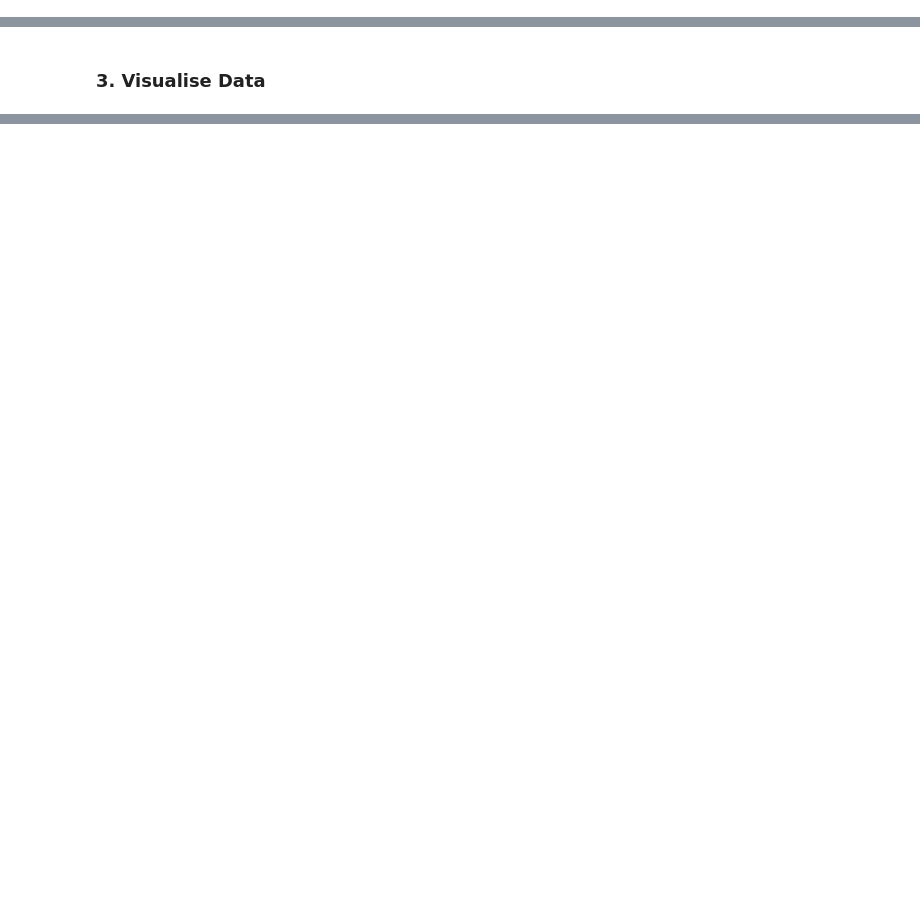
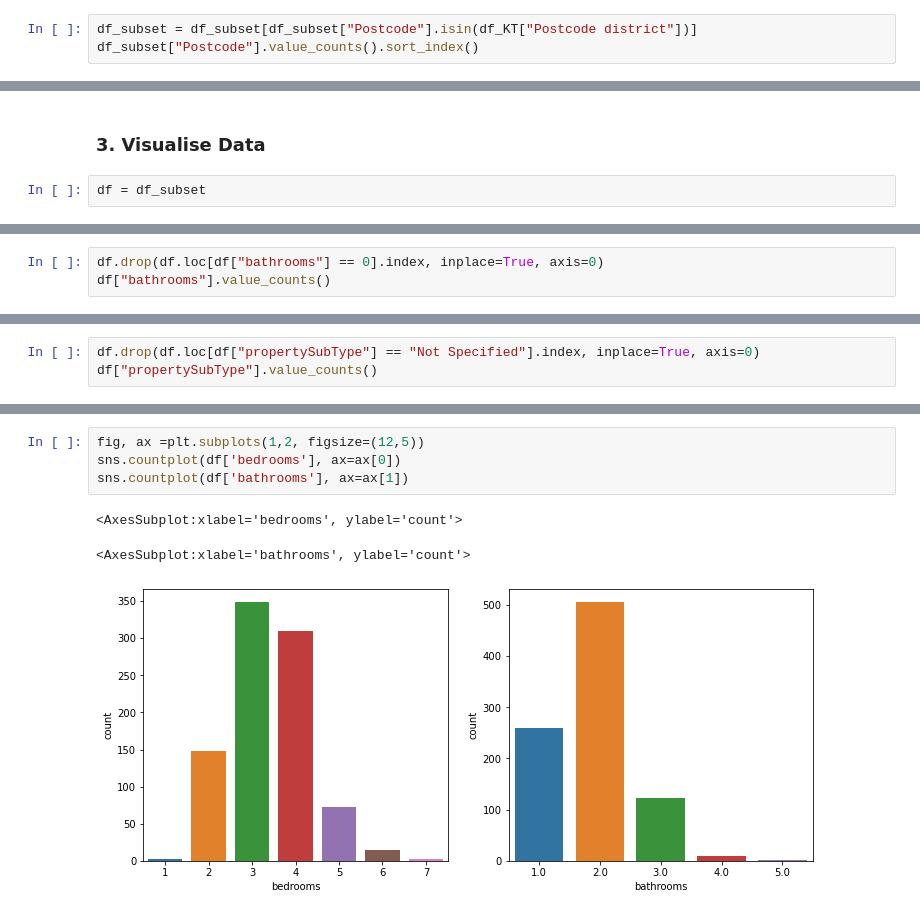
Before and after one commit to San-09/IBMCaptsone, a Jupyter notebook: The Battle of Neighbourhoods/The Battle of Neighbourhoods - Main.ipynb, the cells around one changed output, grey strips where cells are left out. Drawn from its saved outputs; the diff is of its cells as text; blank space fills up the shorter version.

Commit message:
Postcode
Retrieved postcodes for each property from lat and long.
Now visualising data

```diff
--- a/The Battle of Neighbourhoods/The Battle of Neighbourhoods - Main.ipynb
+++ b/The Battle of Neighbourhoods/The Battle of Neighbourhoods - Main.ipynb
@@ -449,0 +632,3 @@ df_subset
+# %%
+df_subset = df_subset[df_subset["Postcode"].isin(df_KT["Postcode district"])]
+df_subset["Postcode"].value_counts().sort_index()
@@ -450,2 +653,4 @@ df_subset
 # %% [markdown]
 ### 3. Visualise Data
+# %%
+df = df_subset
@@ -451,0 +661,3 @@ df_subset
+# %%
+df.drop(df.loc[df["bathrooms"] == 0].index, inplace=True, axis=0)
+df["bathrooms"].value_counts()
@@ -451,0 +671,3 @@ df_subset
+# %%
+df.drop(df.loc[df["propertySubType"] == "Not Specified"].index, inplace=True, axis=0)
+df["propertySubType"].value_counts()
@@ -451,0 +692,8 @@ df_subset
+# %%
+fig, ax =plt.subplots(1,2, figsize=(12,5))
+sns.countplot(df['bedrooms'], ax=ax[0])
+sns.countplot(df['bathrooms'], ax=ax[1])
+# %% [output]
+<AxesSubplot:xlabel='bedrooms', ylabel='count'>
+<AxesSubplot:xlabel='bathrooms', ylabel='count'>
+[figure, added]
```
Also changed, not shown: parts of 26 cells of this notebook.
